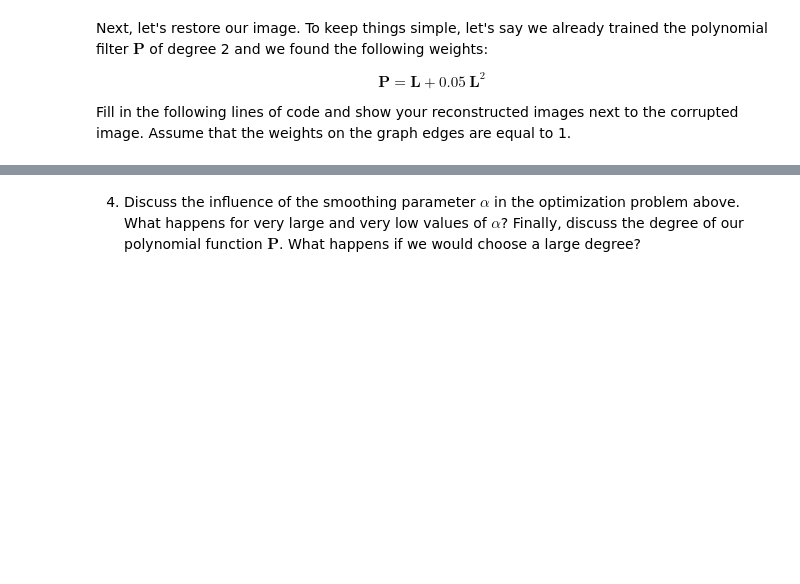
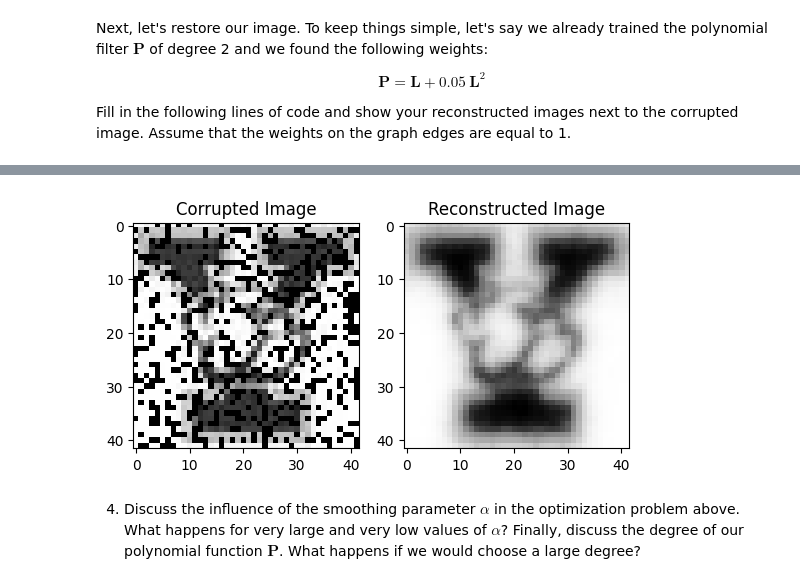
Before and after one commit to wangyf1125/SDS6650, a Jupyter notebook: assignments/assn4/assn4.ipynb, the cells around one changed output, grey strips where cells are left out. Drawn from its saved outputs; the diff is of its cells as text; code cells hidden in the pictures; blank space fills up the shorter version.

```diff
--- a/assignments/assn4/assn4.ipynb
+++ b/assignments/assn4/assn4.ipynb
@@ -214,3 +375,18 @@ plt.show()
+# %%
+# Try to experiment with different alpha values
+alpha = 1.0
+x = np.linalg.solve(M + alpha * P, M @ y)
+reconstructed_image = np.reshape(x, (height_img, width_img))
+
+fig, (ax1, ax2) = plt.subplots(1, 2)
+ax1.imshow(corrupted_image, cmap=plt.get_cmap('gray'))
+ax1.set_title("Corrupted Image")
+ax2.imshow(reconstructed_image, cmap=plt.get_cmap('gray'))
+ax2.set_title("Reconstructed Image")
+
+plt.show()
+# %% [output]
+[figure, added]
 # %% [markdown]
 4. Discuss the influence of the smoothing parameter $\alpha$ in
    the optimization problem above. What happens for very large
```
Also changed, not shown: parts of 8 cells of this notebook.
